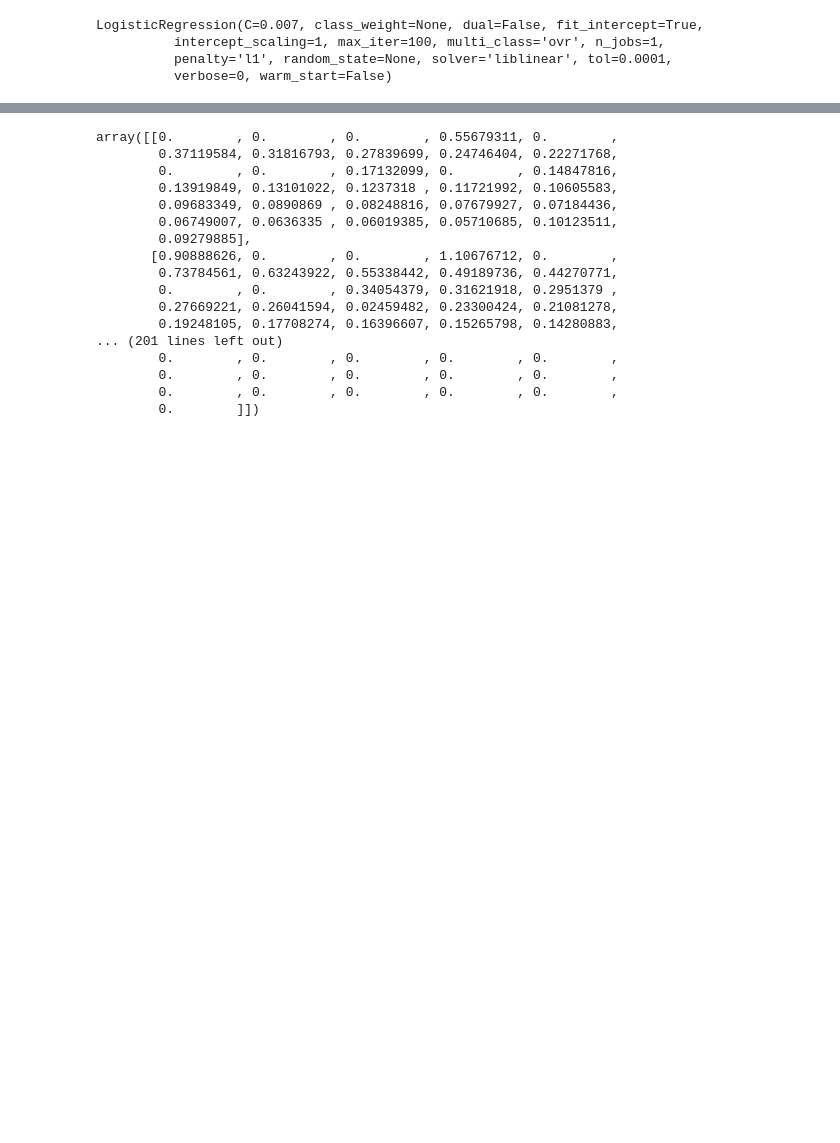
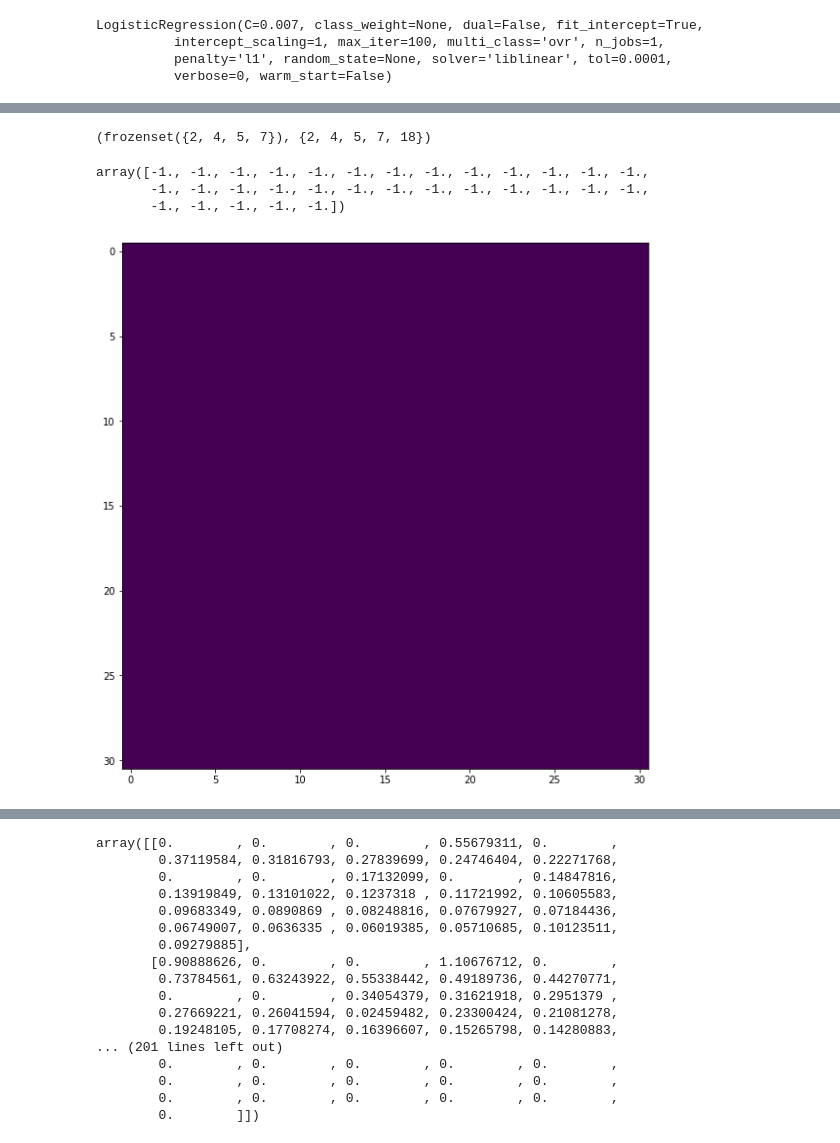
Before and after one commit to ai-xiaihai/FCN_DataAnalysis, a Jupyter notebook: centrality.ipynb, the cells around one changed output, grey strips where cells are left out. Cells and saved outputs as stored; diff of their text form; code cells hidden in the pictures; blank space fills up the shorter version.

Commit message:
new random walk for a single graph seems working

```diff
--- a/centrality.ipynb
+++ b/centrality.ipynb
@@ -109,20 +136,20 @@ def create_edge_weight(N, dff, mid):
     for s in range(simNum):
         for p in range(1,periodNum-1):
             for lender in range(bankNum):
-                x = dff[np.array(dff["sim#"]==s) &
+                w = dff[np.array(dff["sim#"]==s) &
                         np.array(dff["period"]==p) &
                         np.array(dff["bankID"]==lender)
                        ]["book_wealth"].values[0]
 
                 # helper function
                 def f(a):
-                    if a >= 0:
-                        if x>0:
-                            t = a/x
+                    if a > 0: # there is debt
+                        if w > 0: # positive wealth
+                            t = a/w
                             return t/(t+mid)
-                        else:
+                        else: # 0 or negative wealth
                             return 100/(100+mid)
-                    else:
+                    else: # no debt or weird data
                         return 0
 
                 WN[s, p-1, :, lender] = [f(k) for k in WN[s, p-1, :, lender]]
@@ -168,4 +195,5 @@ def create_node_weight(N, dff, model, variables):
 
     return WN
 # %%
-create_node_weight(mx_1n, df_1c, final, independent)
+edge_weights_all = create_edge_weight(mx_1n, df_1, 0.6)
+node_weights_all = create_node_weight(mx_1n, df_1c, final, independent)
@@ -207,0 +233,19 @@ def customized_random_walk(N, solvent, iterations=10):
+# %%
+v = frozenset([2,4,5,7])
+j = set(v)
+j.add(18)
+v, j
+# %% [output]
+(frozenset({2, 4, 5, 7}), {2, 4, 5, 7, 18})
+# %%
+node_weights_all[0,0]
+# %% [output]
+array([-1., -1., -1., -1., -1., -1., -1., -1., -1., -1., -1., -1., -1.,
+       -1., -1., -1., -1., -1., -1., -1., -1., -1., -1., -1., -1., -1.,
+       -1., -1., -1., -1., -1.])
+# %%
+plt.figure(figsize=(10,10))
+plt.imshow(edge_weights_all[0,0], interpolation='nearest')
+plt.show()
+# %% [output]
+[figure, added]
```
Also changed, not shown: parts of 15 cells of this notebook.
